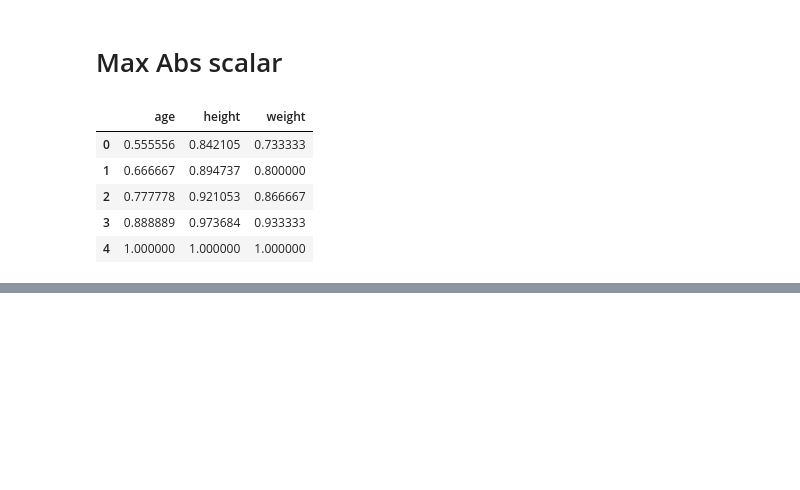
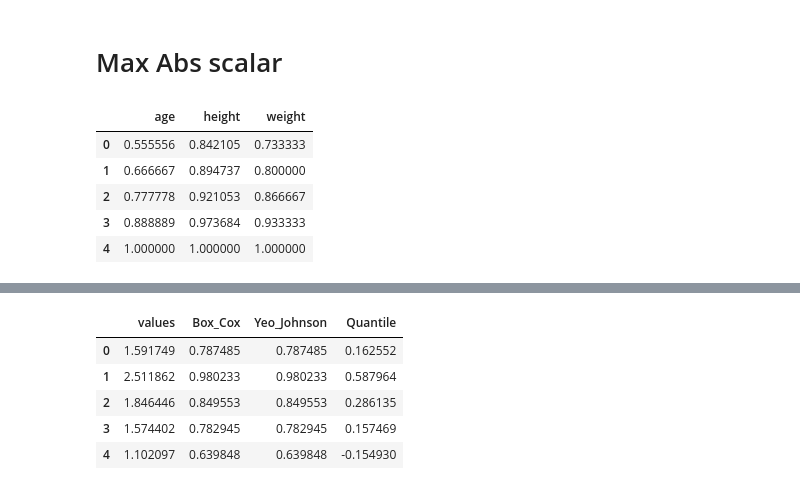
Before and after one commit to kainat-mukhtar/Machine-Learning-Course, a Jupyter notebook: 06-Standard sacalar.ipynb, the cells around one changed output, grey strips where cells are left out. Saved outputs shown, nothing was run; the diff lists cells and outputs as text; code cells hidden in the pictures; blank space fills up the shorter version.

```diff
--- a/06-Standard sacalar.ipynb
+++ b/06-Standard sacalar.ipynb
@@ -77,0 +102,20 @@ scaled_df.head()
+# %%
+from sklearn.preprocessing import PowerTransformer
+from sklearn.preprocessing import QuantileTransformer
+
+pt_boxcox = PowerTransformer(method='box-cox', standardize=False)
+pt_yeo_johnson = PowerTransformer(method='yeo-johnson', standardize=False)
+qt_normal = QuantileTransformer(output_distribution='normal')
+
+# boxbcox k liay data must be postive
+df['Box_Cox'] = pt_boxcox.fit_transform(df[['values']] + 1)
+df['Yeo_Johnson'] = pt_yeo_johnson.fit_transform(df[['values']])
+df['Quantile'] = qt_normal.fit_transform(df[['values']])
+df.head()
+# %% [output]
+|  | values | Box_Cox | Yeo_Johnson | Quantile |
+| 0 | 1.591749 | 0.787485 | 0.787485 | 0.162552 |
+| 1 | 2.511862 | 0.980233 | 0.980233 | 0.587964 |
+| 2 | 1.846446 | 0.849553 | 0.849553 | 0.286135 |
+| 3 | 1.574402 | 0.782945 | 0.782945 | 0.157469 |
+| 4 | 1.102097 | 0.639848 | 0.639848 | -0.154930 |
```
Also changed, not shown: parts of 5 cells of this notebook.
